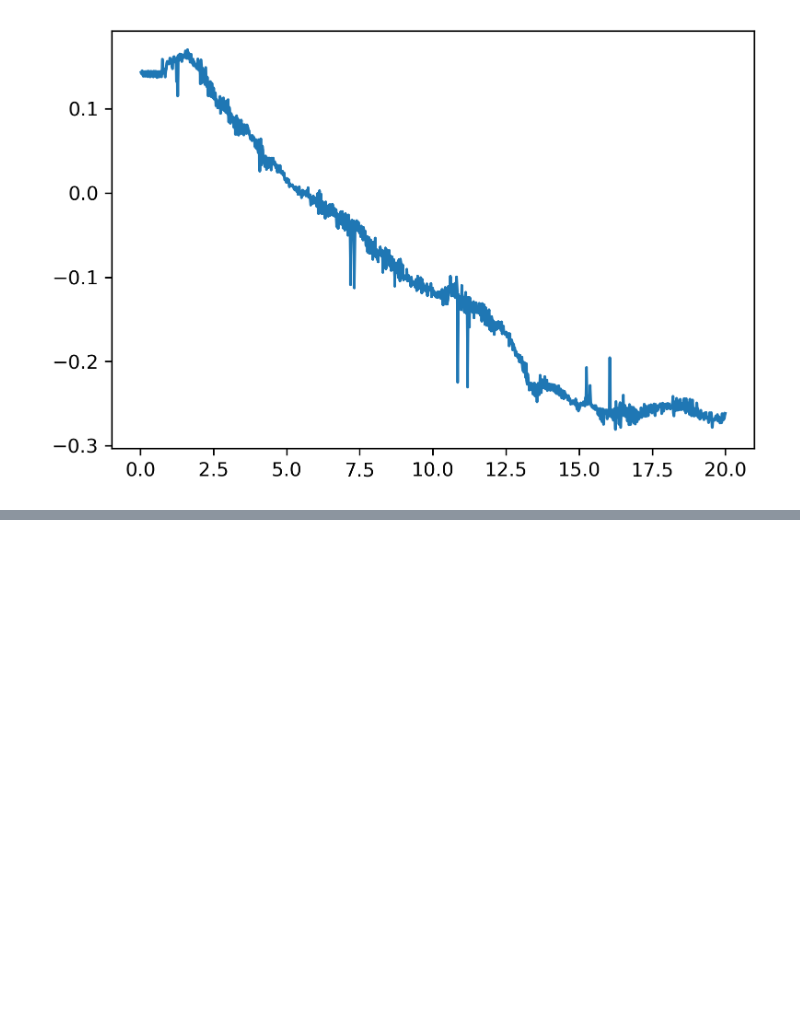
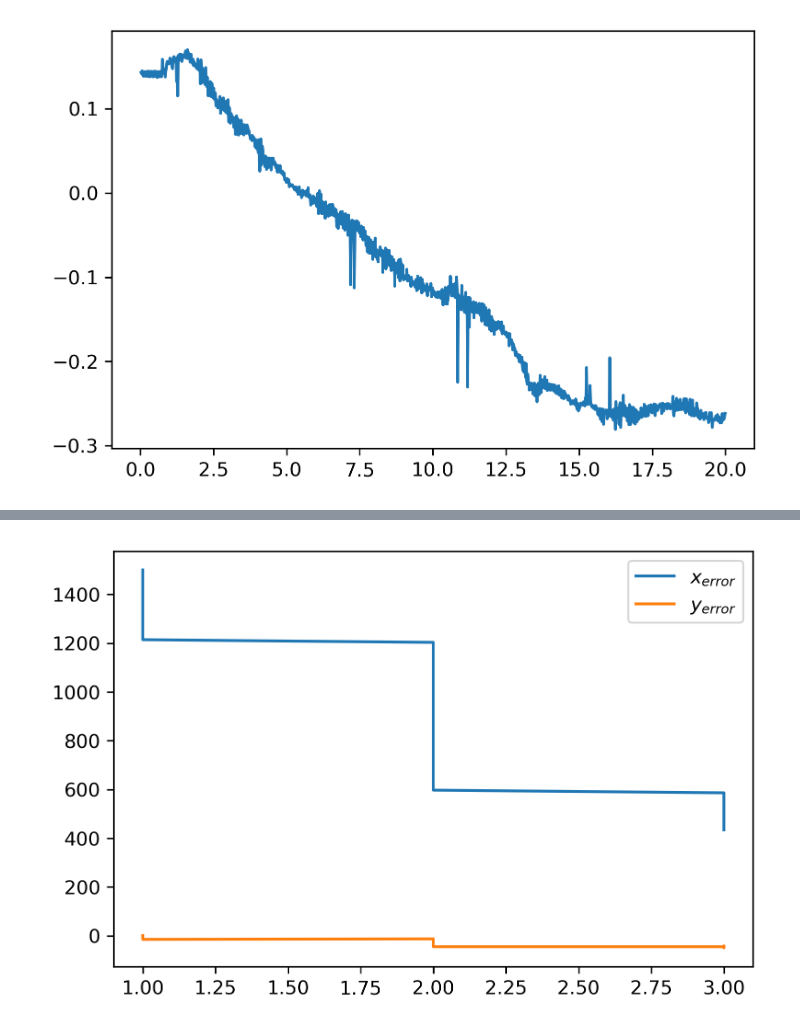
Before and after one commit to dyerbm/OmniWheel, a Jupyter notebook: Omniwheel VICON Code/DataProcessing.ipynb, the cells around one changed output, grey strips where cells are left out. Cells and saved outputs as stored; diff of their text form; code cells hidden in the pictures; blank space fills up the shorter version.

```diff
--- a/Omniwheel VICON Code/DataProcessing.ipynb
+++ b/Omniwheel VICON Code/DataProcessing.ipynb
@@ -57,0 +76,6 @@ plt.show()
+# %%
+plt.plot(data['timeglobal'][:-745],data['xR'][:-745]-data['yD'][:-745],data['timeglobal'][:-745],data['yR'][:-745]-data['xD'][:-745])
+plt.legend(['$x_{error}$','$y_{error}$'])
+plt.show()
+# %% [output]
+[figure, added]
```
Also changed, not shown: parts of 5 cells of this notebook, 3 other files.
